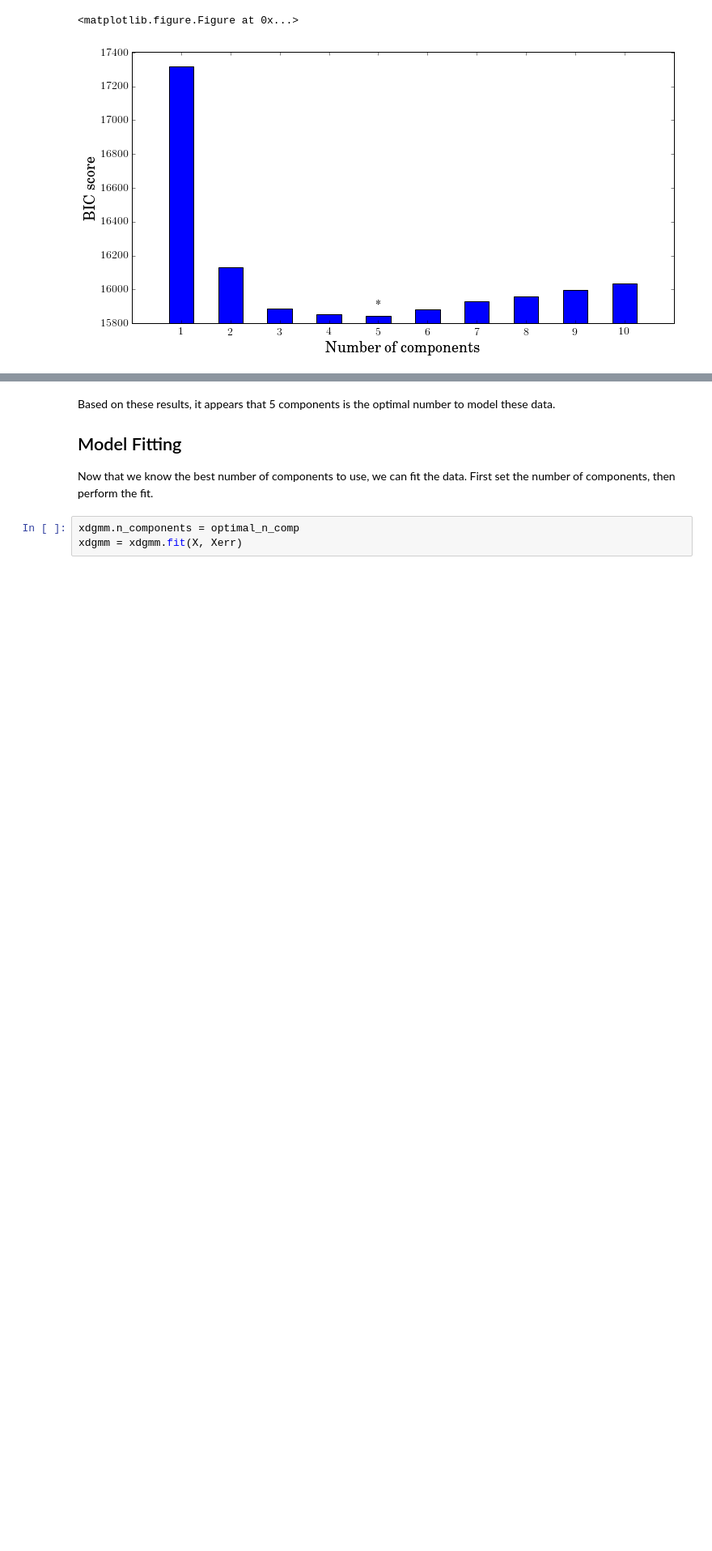
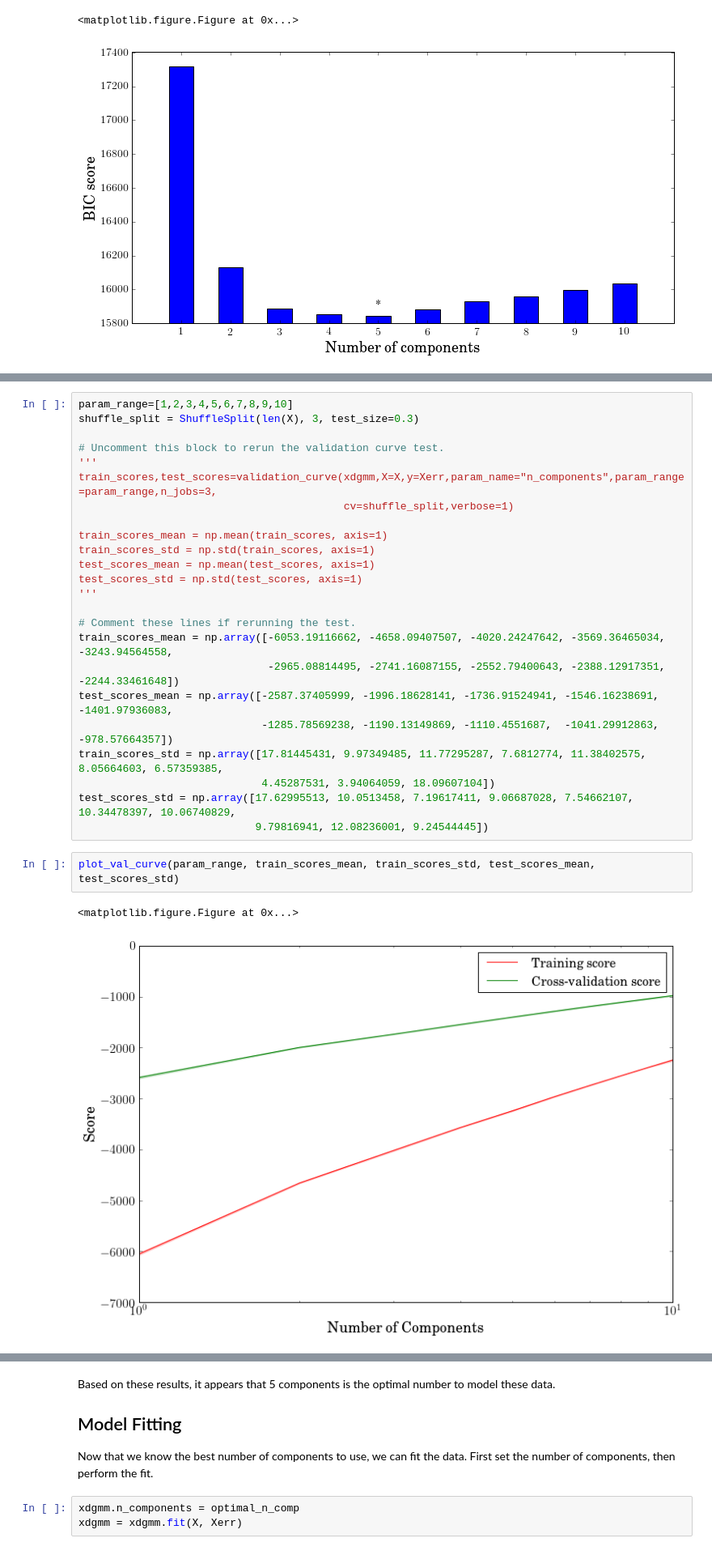
Before and after one commit to tholoien/XDGMM, a Jupyter notebook: Notebooks/Demo.ipynb, the cells around one changed output, grey strips where cells are left out. Shown at 81% size. Cells and saved outputs as stored; diff of their text form; blank space fills up the shorter version.

```diff
--- a/Notebooks/Demo.ipynb
+++ b/Notebooks/Demo.ipynb
@@ -81,0 +89,29 @@ plot_bic(param_range,bic,optimal_n_comp)
+# %%
+param_range=[1,2,3,4,5,6,7,8,9,10]
+shuffle_split = ShuffleSplit(len(X), 3, test_size=0.3)
+
+# Uncomment this block to rerun the validation curve test.
+'''
+train_scores,test_scores=validation_curve(xdgmm,X=X,y=Xerr,param_name="n_components",param_range=param_range,n_jobs=3,
+                                          cv=shuffle_split,verbose=1)
+
+train_scores_mean = np.mean(train_scores, axis=1)
+train_scores_std = np.std(train_scores, axis=1)
+test_scores_mean = np.mean(test_scores, axis=1)
+test_scores_std = np.std(test_scores, axis=1)
+'''
+
+# Comment these lines if rerunning the test.
+train_scores_mean = np.array([-6053.19116662, -4658.09407507, -4020.24247642, -3569.36465034, -3243.94564558,
+                              -2965.08814495, -2741.16087155, -2552.79400643, -2388.12917351, -2244.33461648])
+test_scores_mean = np.array([-2587.37405999, -1996.18628141, -1736.91524941, -1546.16238691, -1401.97936083,
+                             -1285.78569238, -1190.13149869, -1110.4551687,  -1041.29912863,  -978.57664357])
+train_scores_std = np.array([17.81445431, 9.97349485, 11.77295287, 7.6812774, 11.38402575, 8.05664603, 6.57359385,
+                             4.45287531, 3.94064059, 18.09607104])
+test_scores_std = np.array([17.62995513, 10.0513458, 7.19617411, 9.06687028, 7.54662107, 10.34478397, 10.06740829,
+                            9.79816941, 12.08236001, 9.24544445])
+# %%
+plot_val_curve(param_range, train_scores_mean, train_scores_std, test_scores_mean, test_scores_std)
+# %% [output]
+<matplotlib.figure.Figure at 0x...>
+[figure, added]
```
Also changed, not shown: parts of 14 cells of this notebook, 3 other files.
